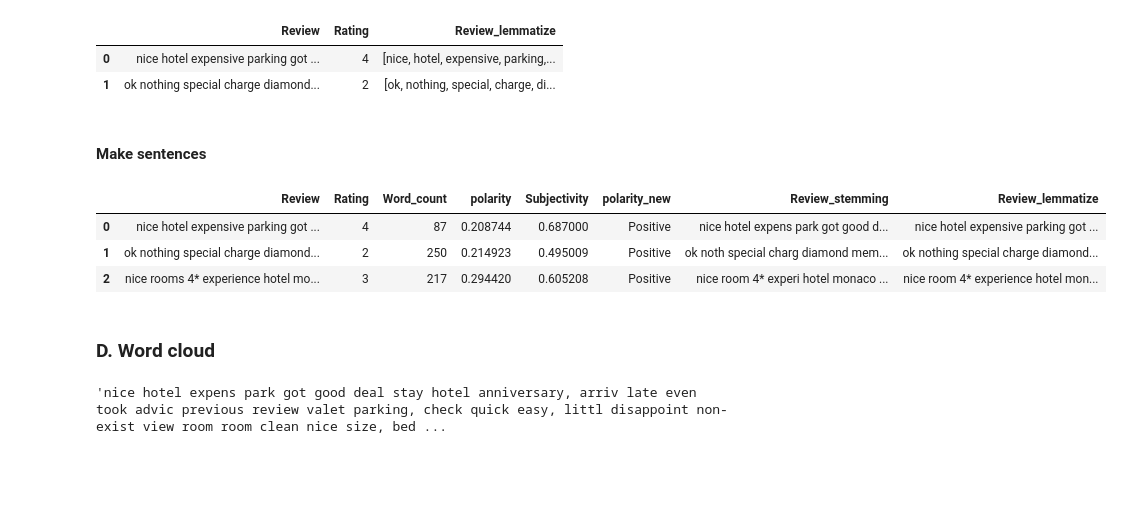
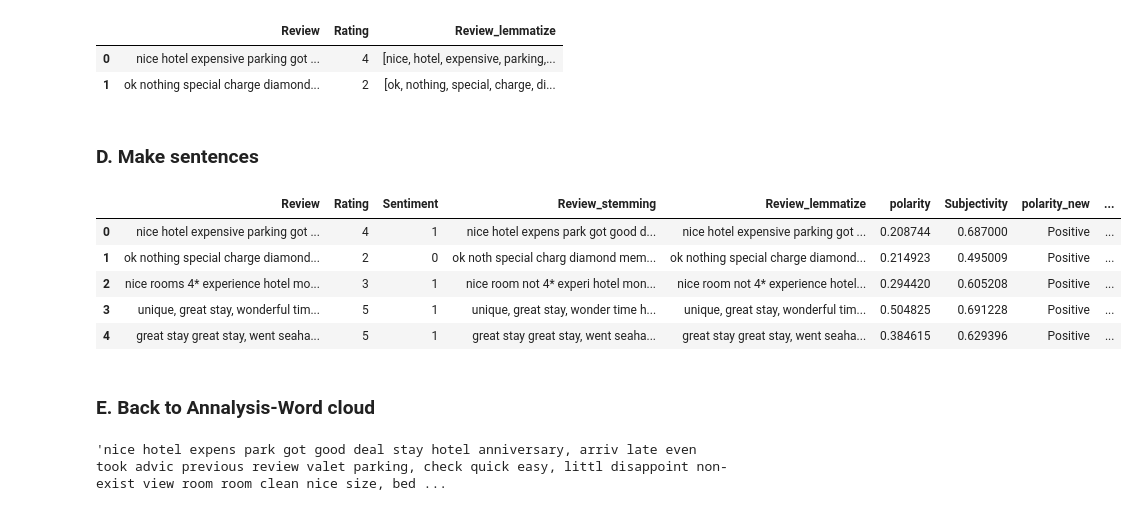
Before and after one commit to nthang2/Hotel-rating-prediction, a Jupyter notebook: Hotel_rating_prediction.ipynb, the cells around one changed output. Saved outputs shown, nothing was run; the diff lists cells and outputs as text; code cells hidden in the pictures; blank space fills up the shorter version.

```diff
--- a/Hotel_rating_prediction.ipynb
+++ b/Hotel_rating_prediction.ipynb
@@ -229,7 +229,7 @@ df.head(2)
 | 0 | nice hotel expensive parking got ... | 4 | [nice, hotel, expensive, parking,... |
 | 1 | ok nothing special charge diamond... | 2 | [ok, nothing, special, charge, di... |
 # %% [markdown]
-#### Make sentences
+### D. Make sentences
 # %%
 import re
 def make_sentences(data,name):
@@ -240,14 +240,16 @@ def make_sentences(data,name):
 make_sentences(df,'Review_stemming')
 make_sentences(df,'Review_lemmatize')
 # %%
-df.head(3)
+df.head()
 # %% [output]
-|  | Review | Rating | Word_count | polarity | Subjectivity | polarity_new | Review_stemming | Review_lemmatize |
-| 0 | nice hotel expensive parking got ... | 4 | 87 | 0.208744 | 0.687000 | Positive | nice hotel expens park got good d... | nice hotel expensive parking got ... |
-| 1 | ok nothing special charge diamond... | 2 | 250 | 0.214923 | 0.495009 | Positive | ok noth special charg diamond mem... | ok nothing special charge diamond... |
-| 2 | nice rooms 4* experience hotel mo... | 3 | 217 | 0.294420 | 0.605208 | Positive | nice room 4* experi hotel monaco ... | nice room 4* experience hotel mon... |
+|  | Review | Rating | Sentiment | Review_stemming | Review_lemmatize | polarity | Subjectivity | polarity_new | ... |
+| 0 | nice hotel expensive parking got ... | 4 | 1 | nice hotel expens park got good d... | nice hotel expensive parking got ... | 0.208744 | 0.687000 | Positive | ... |
+| 1 | ok nothing special charge diamond... | 2 | 0 | ok noth special charg diamond mem... | ok nothing special charge diamond... | 0.214923 | 0.495009 | Positive | ... |
+| 2 | nice rooms 4* experience hotel mo... | 3 | 1 | nice room not 4* experi hotel mon... | nice room not 4* experience hotel... | 0.294420 | 0.605208 | Positive | ... |
+| 3 | unique, great stay, wonderful tim... | 5 | 1 | unique, great stay, wonder time h... | unique, great stay, wonderful tim... | 0.504825 | 0.691228 | Positive | ... |
+| 4 | great stay great stay, went seaha... | 5 | 1 | great stay great stay, went seaha... | great stay great stay, went seaha... | 0.384615 | 0.629396 | Positive | ... |
 # %% [markdown]
-### D. Word cloud
+### E. Back to Annalysis-Word cloud
 # %%
 rev_stemming = " ".join([review for review in df['Review_stemming']])
 rev_stemming[:200]
```
Also changed, not shown: parts of 20 cells of this notebook.
